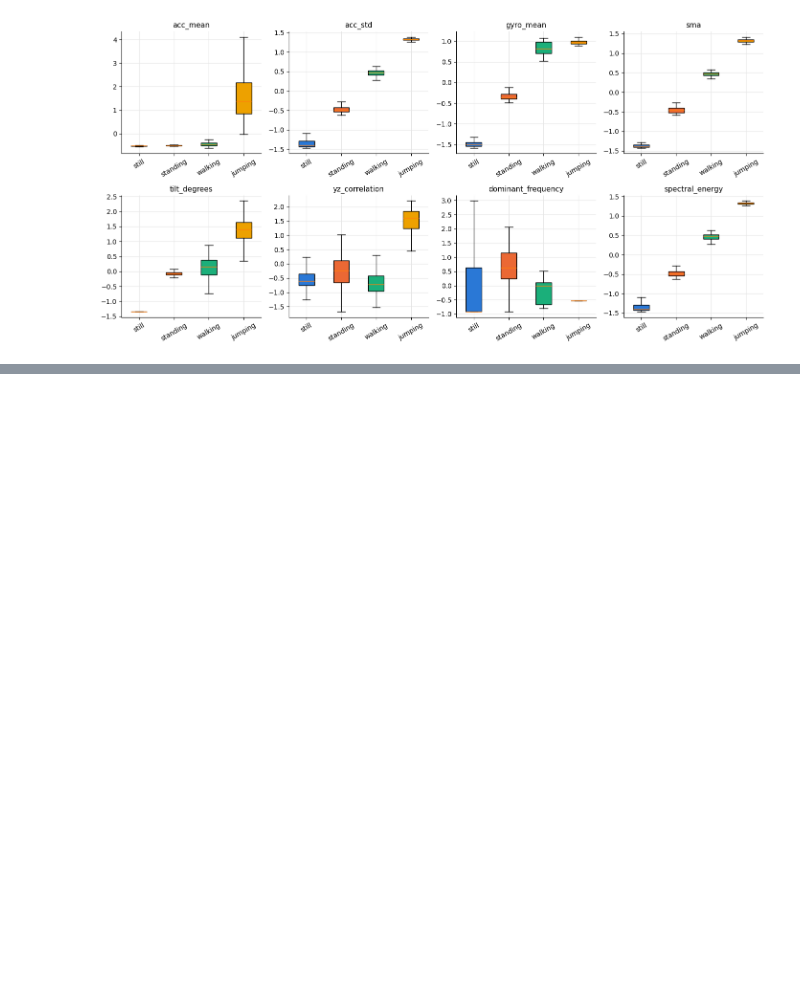
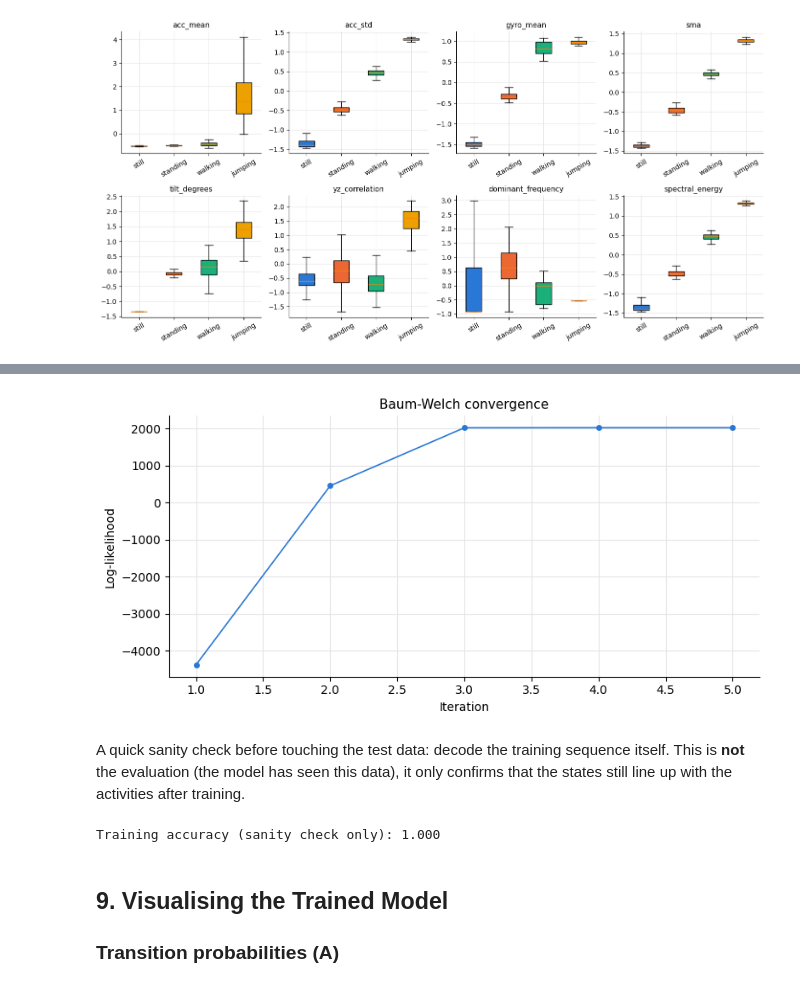
Before and after one commit to michael-alu/hidden-markov-models, a Jupyter notebook: hmm_activity_recognition.ipynb, the cells around one changed output, grey strips where cells are left out. Drawn from its saved outputs; the diff is of its cells as text; code cells hidden in the pictures; blank space fills up the shorter version.

Commit message:
feat: add Gaussian HMM with Baum-Welch, Viterbi and evaluation on unseen data

```diff
--- a/hmm_activity_recognition.ipynb
+++ b/hmm_activity_recognition.ipynb
@@ -819,0 +888,10 @@ plt.show()
+# %%
+training_sequence = build_training_sequence(train_normalised)
+
+training_observations = training_sequence[FEATURE_NAMES].to_numpy()
+
+training_states = convert_activities_to_states(training_sequence["activity"])
+
+print(f"Training sequence: {len(training_observations)} windows x {training_observations.shape[1]} features")
+
+print("First 20 activities:", convert_states_to_activities(training_states[:20]))
@@ -819,0 +1178,12 @@ plt.show()
+# %%
+initial_model = build_initial_model(training_observations, training_states)
+
+trained_model, log_likelihood_history = train_baum_welch(training_observations, initial_model)
+
+iterations_used = len(log_likelihood_history)
+
+print(f"Stopped after {iterations_used} iterations (limit {MAX_ITERATIONS})")
+
+print(f"Log-likelihood: start {log_likelihood_history[0]:.2f}, end {log_likelihood_history[-1]:.2f}")
+
+print(f"Last improvement: {log_likelihood_history[-1] - log_likelihood_history[-2]:.6f}")
@@ -819,0 +1215,32 @@ plt.show()
+# %%
+convergence_figure, convergence_plot = plt.subplots(figsize=(8, 4))
+
+convergence_plot.plot(range(1, iterations_used + 1), log_likelihood_history, color=ACTIVITY_COLORS["still"], marker="o", markersize=4)
+
+convergence_plot.set_xlabel("Iteration")
+
+convergence_plot.set_ylabel("Log-likelihood")
+
+convergence_plot.set_title("Baum-Welch convergence")
+
+convergence_figure.tight_layout()
+
+convergence_figure.savefig(os.path.join(FIGURES_FOLDER, "baum_welch_convergence.png"), dpi=FIGURE_DPI)
+
+plt.show()
+# %% [output]
+[figure, added]
+# %% [markdown]
+A quick sanity check before touching the test data: decode the training sequence itself. This is **not** the evaluation (the model has seen this data), it only confirms that the states still line up with the activities after training.
+# %%
+training_path = run_viterbi(training_observations, trained_model)
+
+training_accuracy = (training_path == training_states).mean()
+
+print(f"Training accuracy (sanity check only): {training_accuracy:.3f}")
+# %% [output]
+Training accuracy (sanity check only): 1.000
+# %% [markdown]
+## 9. Visualising the Trained Model
+
+### Transition probabilities (A)
```
Also changed, not shown: parts of 35 cells of this notebook.
